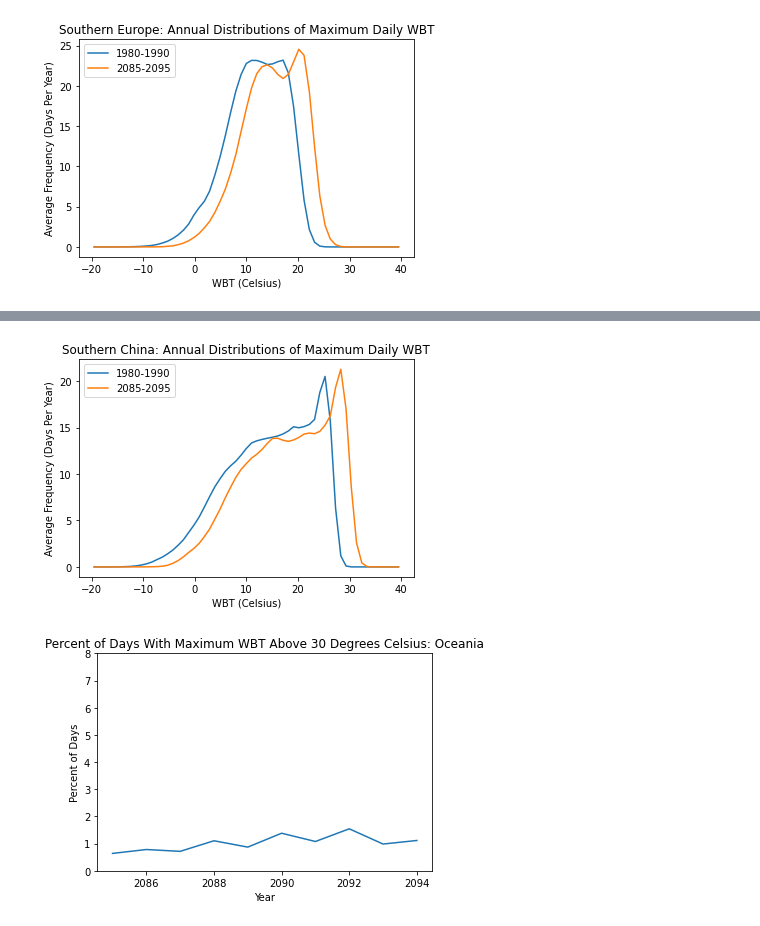
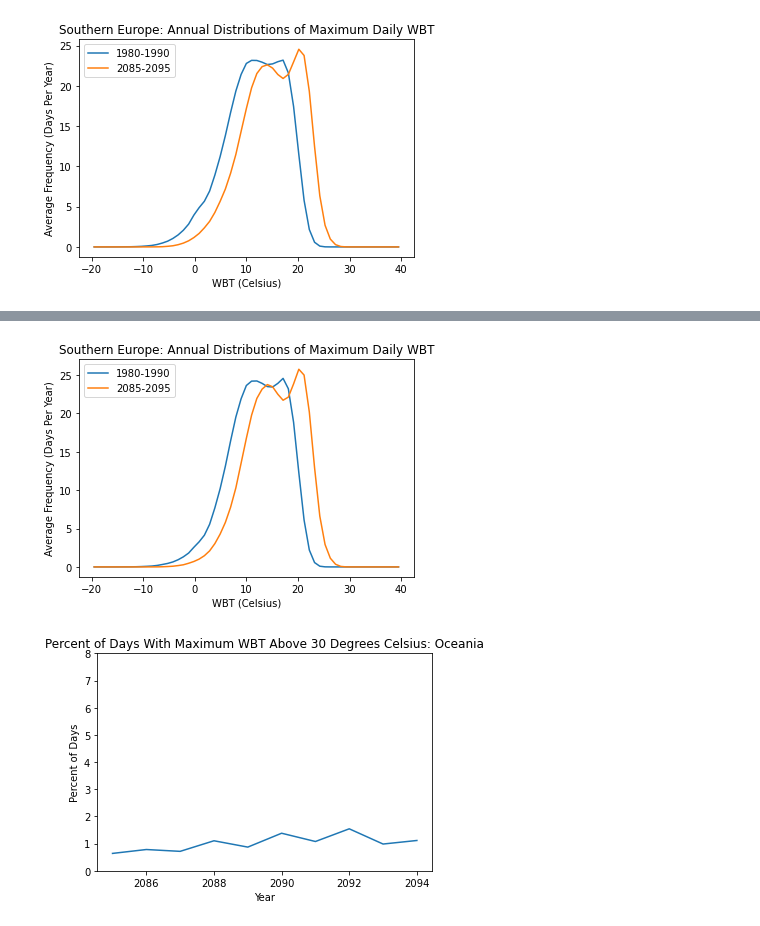
Before and after one commit to KYan19/pei, a Jupyter notebook: notebooks/4.2_WBTPlots.ipynb, the cells around one changed output, grey strips where cells are left out. Saved outputs shown, nothing was run; the diff lists cells and outputs as text; code cells hidden in the pictures.

Commit message:
Creating ensemble histograms; notebook for processing 1980-2100 data

```diff
--- a/notebooks/4.2_WBTPlots.ipynb
+++ b/notebooks/4.2_WBTPlots.ipynb
@@ -74,6 +74,8 @@ masks['Northern North America'] = [lon.where((190<=lon)&(lon<=310),drop=True).va
 masks['Central North America'] = [lon.where((230<=lon)&(lon<=310),drop=True).values,lat.where((35<=lat)&(lat<=45),drop=True).values]
 masks['South-Central America'] = [lon.where((230<=lon)&(lon<=330),drop=True).values,lat.where((-30<=lat)&(lat<=35),drop=True).values]
 masks['Southern South America'] = [lon.where((270<=lon)&(lon<=330),drop=True).values,lat.where((-60<=lat)&(lat<=-30),drop=True).values]
+masks['Central America'] = [lon.where((250<=lon)&(lon<=315),drop=True).values,lat.where((7<=lat)&(lat<=20),drop=True).values]
+masks['Northern South America'] = [lon.where((270<=lon)&(lon<=330),drop=True).values,lat.where((-23.5<=lat)&(lat<=10),drop=True).values]
 masks['China'] = [lon.where((75<=lon)&(lon<=135),drop=True).values,lat.where((22.5<=lat)&(lat<=50),drop=True).values]
 masks['Southern China'] = [lon.where((98<=lon)&(lon<=125),drop=True).values,lat.where((22<=lat)&(lat<=32),drop=True).values]
 masks['India'] = [lon.where((68<=lon)&(lon<=90),drop=True).values,lat.where((8<=lat)&(lat<=30),drop=True).values]
@@ -89,7 +91,7 @@ masks['Europe'] = [lon_eur,lat.where((35<=lat)&(lat<=55),drop=True)]
 lon_west = lon.where(lon>=350,drop=True)
 lon_east = lon.where(lon<=24,drop=True)
 lon_seur = xr.concat((lon_west,lon_east),dim='lon').values
-masks['Southern Europe'] = [lon_seur,lat.where((36<=lat)&(lat<=46),drop=True)]
+masks['Southern Europe'] = [lon_seur,lat.where((36<=lat)&(lat<=44),drop=True)]
 lon_west = lon.where(lon>=355,drop=True)
 lon_east = lon.where(lon<=10,drop=True)
 lon_france = xr.concat((lon_west,lon_east),dim='lon').values
@@ -100,6 +102,7 @@ lon_west = lon.where(lon>=340,drop=True)
 lon_east = lon.where(lon<=55,drop=True)
 lon_safrica = xr.concat((lon_west,lon_east),dim='lon').values
 masks['Southern Africa'] = [lon_safrica,lat.where((-40<=lat)&(lat<=10),drop=True).values]
+masks['Central Africa'] = [lon_safrica,lat.where((-10<=lat)&(lat<=10),drop=True).values]
 # %% [markdown]
 ## Function to Isolate Data for a Region
 # %%
@@ -242,7 +266,7 @@ hist1('Southern Europe')
 # %%
-hist1('Southern China')
+hist1('Southern Europe')
 # %% [output]
-[figure, old version]
+[figure, new version]
 # %%
 def thres_plot(region,ds,area,thres):
     # Get data for region
```
Also changed, not shown: parts of 9 cells of this notebook, 3 other files.
